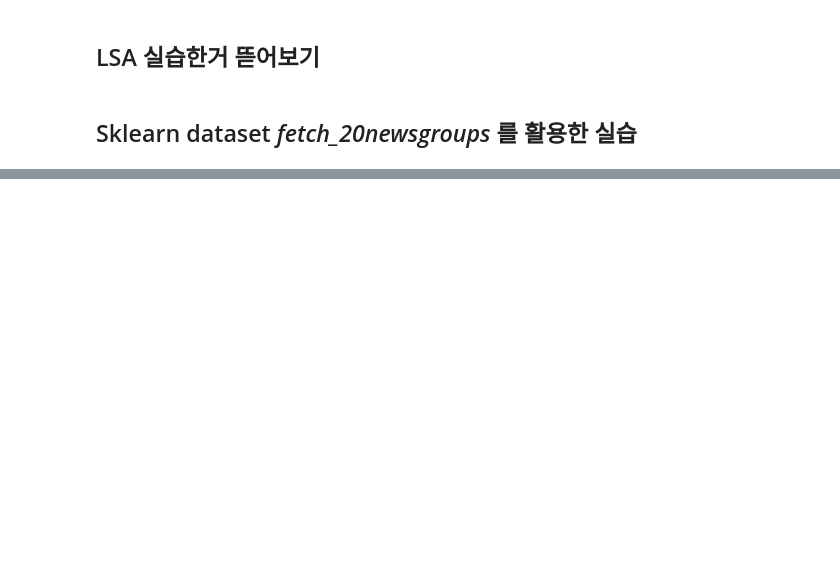
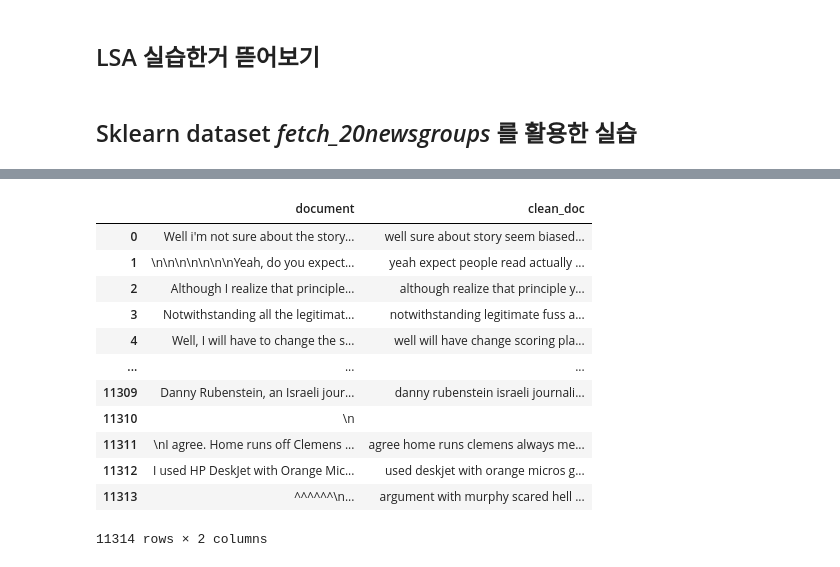
Before and after one commit to MarigoldJ/ygl2, a Jupyter notebook: class/20210615_nlp_day4.ipynb, the cells around one changed output, grey strips where cells are left out. Cells and saved outputs as stored; diff of their text form; code cells hidden in the pictures; blank space fills up the shorter version.

```diff
--- a/class/20210615_nlp_day4.ipynb
+++ b/class/20210615_nlp_day4.ipynb
@@ -92,0 +96,3 @@ s
+# %%
+dataset = fetch_20newsgroups(shuffle=True, random_state=1, remove=('headers', 'footers', 'quotes'))
+documents = dataset.data
@@ -92,0 +102,22 @@ s
+# %%
+new_df = pd.DataFrame({'document': documents})
+# new_df = pd.DataFrame(data={'col1': [1, 2], 'col2': [3, 4]})
+
+new_df['clean_doc'] = new_df['document'].str.replace('[^a-zA-Z]', ' ')   # 영어 외에 제거
+new_df['clean_doc'] = new_df['clean_doc'].apply(lambda x: ' '.join([w for w in x.split() if len(w) > 3]))
+new_df['clean_doc'] = new_df['clean_doc'].apply(lambda x: x.lower())
+new_df
+# %% [output]
+|  | document | clean_doc |
+| 0 | Well i'm not sure about the story... | well sure about story seem biased... |
+| 1 | \n\n\n\n\n\n\nYeah, do you expect... | yeah expect people read actually ... |
+| 2 | Although I realize that principle... | although realize that principle y... |
+| 3 | Notwithstanding all the legitimat... | notwithstanding legitimate fuss a... |
+| 4 | Well, I will have to change the s... | well will have change scoring pla... |
+| ... | ... | ... |
+| 11309 | Danny Rubenstein, an Israeli jour... | danny rubenstein israeli journali... |
+| 11310 | \n |  |
+| 11311 | \nI agree. Home runs off Clemens ... | agree home runs clemens always me... |
+| 11312 | I used HP DeskJet with Orange Mic... | used deskjet with orange micros g... |
+| 11313 | ^^^^^^\n... | argument with murphy scared hell ... |
+11314 rows × 2 columns
```
Also changed, not shown: parts of 22 cells of this notebook.
